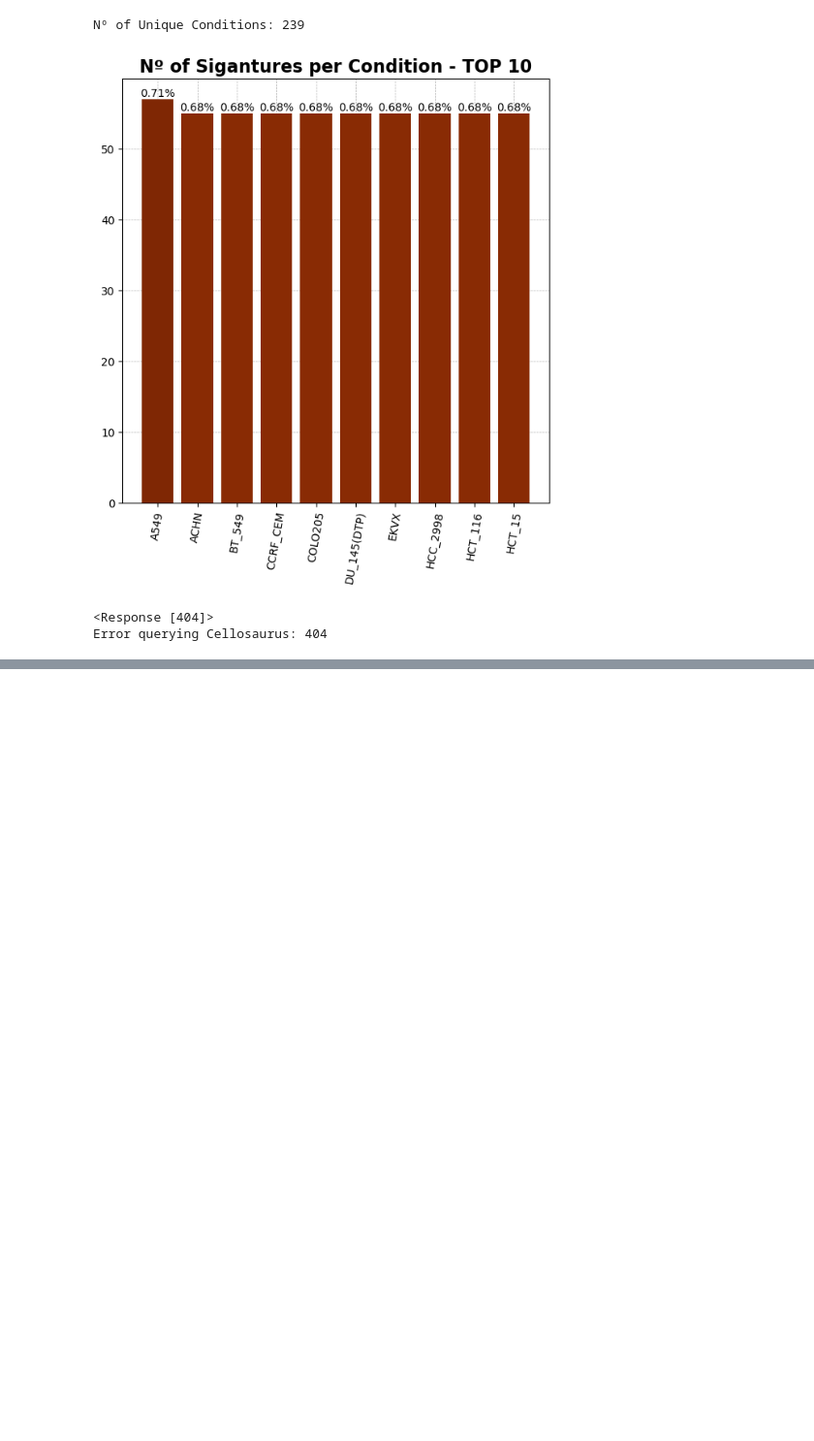
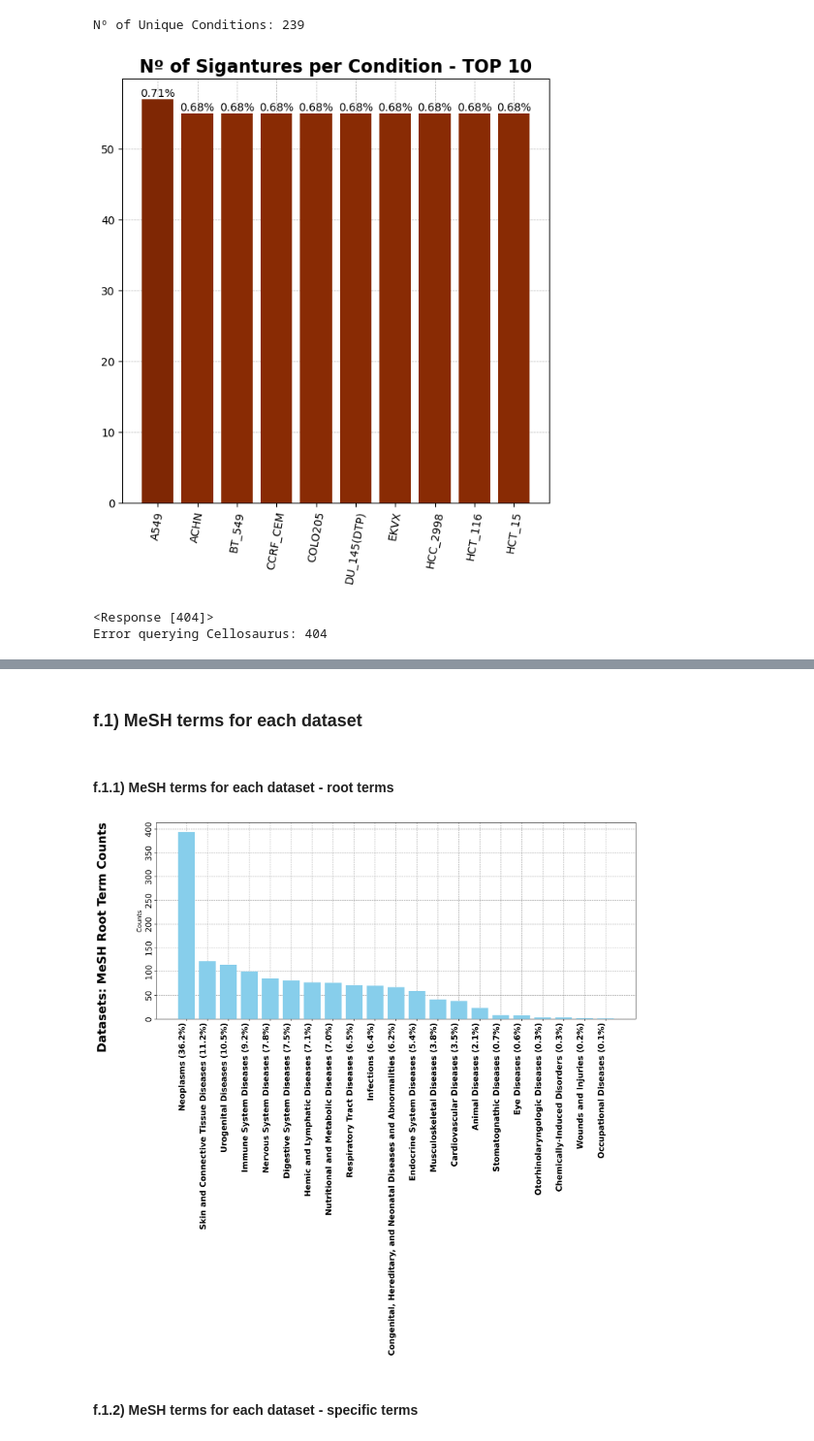
Before and after one commit to 00dylan00/Disease-Signatures, a Jupyter notebook: documentation/iLINCS.numbers.ipynb, the cells around one changed output, grey strips where cells are left out. Shown at 97% size. Drawn from its saved outputs; the diff is of its cells as text; code cells hidden in the pictures; blank space fills up the shorter version.

Commit message:
Add new script and image files

```diff
--- a/documentation/iLINCS.numbers.ipynb
+++ b/documentation/iLINCS.numbers.ipynb
@@ -448,6 +367,0 @@ all_terms
-# %%
-for k in d_signature_2_mesh.keys():
-    if d_signature_2_mesh[k]["symbol"] is not None:
-        terms = d_signature_2_mesh[k]["symbol"]
-        terms_specific_level = list(set([t[:level_split] for t in terms]))
-        all_symbols.extend(terms_specific_level)
@@ -790,0 +651,2 @@ Error querying Cellosaurus: 404
+# %% [markdown]
+### f.1) MeSH terms for each dataset
@@ -790,0 +771,2 @@ Error querying Cellosaurus: 404
+# %% [markdown]
+#### f.1.1) MeSH terms for each dataset - root terms
@@ -790,0 +795,66 @@ Error querying Cellosaurus: 404
+# %%
+import matplotlib.pyplot as plt
+from collections import Counter
+
+
+# Count the occurrences of each category
+category_counts = Counter(all_terms)
+
+
+# Sort the categories by count in descending order
+sorted_categories = sorted(category_counts.items(), key=lambda x: x[1], reverse=True)
+labels, values = zip(*sorted_categories)
+labels_perc = [f"{l} ({v/1087*100:.1f}%)" for l, v in zip(labels, values)]
+
+# Create the bar plot
+fig, ax = plt.subplots(nrows=1, ncols=1, figsize=(14, 14), dpi=300)
+plt.bar(labels_perc, values, color="skyblue", zorder=3)
+
+# Add title and labels to the plot
+# plt.title('MeSH Term Counts Hierarchy Level %d' %level,fontsize=22)
+
+# Manually add a title-like text above the y-axis label
+ax.text(
+    -0.1,
+    1,
+    "Datasets: MeSH Root Term Counts",
+    fontsize=22,
+    transform=ax.transAxes,
+    fontweight="bold",
+    va="top",
+    ha="right",
+    rotation=90,
+)
+
+plt.ylabel("Counts", fontsize=12)
+
+# Add grid lines with a white background
+ax.set_facecolor("white")  # Set the background color to white
+
+# plt.grid(axis='y', color='r', linestyle='--', alpha=0.7)
+plt.grid(color="grey", linestyle="--", alpha=0.7, zorder=1)
+
+# Add edges
+ax.spines["bottom"].set_color("0")
+ax.spines["top"].set_color("0")
+ax.spines["right"].set_color("0")
+ax.spines["left"].set_color("0")
+
+# Rotate the category labels for better readability (if needed)
+plt.yticks(rotation=90, va="center", fontsize=15)
+
+
+# Rotate the x-axis labels for better readability
+plt.xticks(rotation=90, ha="right", fontsize=15, fontweight="bold")
+
+# Show the plot
+plt.tight_layout()  # Adjust the padding between and around subplots.
+plt.savefig(
+    "../results/figures/iLINCS/numbers/n_mesh.datasets.root.png",
+    dpi=300,
+    bbox_inches="tight",
+)
+# %% [output]
+[figure, added]
+# %% [markdown]
+#### f.1.2) MeSH terms for each dataset - specific terms
```
Also changed, not shown: parts of 50 cells of this notebook, 9 other files.
